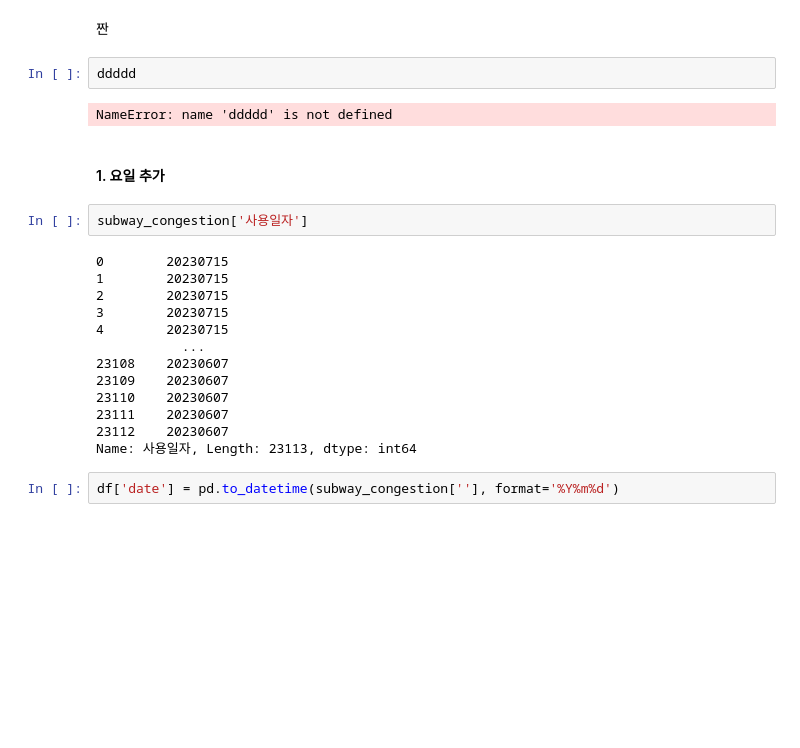
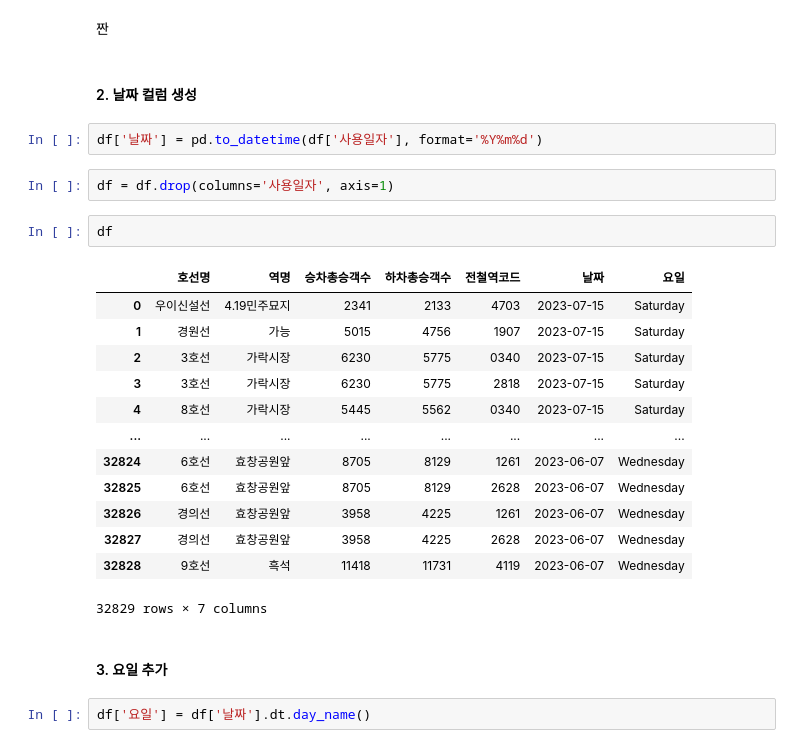
Before and after one commit to YoungjaeKang/subway_congestion_analysis, a Jupyter notebook: subway_congestion_v0.ipynb, the cells around one changed output. Drawn from its saved outputs; the diff is of its cells as text; blank space fills up the shorter version.

```diff
--- a/subway_congestion_v0.ipynb
+++ b/subway_congestion_v0.ipynb
@@ -263,26 +263,29 @@ df.isnull().sum()
 dtype: int64
 # %% [markdown]
 짠
-# %%
-ddddd
-# %% [output]
-NameError: name 'ddddd' is not defined
+# %% [markdown]
+#### 2. 날짜 컬럼 생성
+# %%
+df['날짜'] = pd.to_datetime(df['사용일자'], format='%Y%m%d')
+# %%
+df = df.drop(columns='사용일자', axis=1)
+# %%
+df
+# %% [output]
+|  | 호선명 | 역명 | 승차총승객수 | 하차총승객수 | 전철역코드 | 날짜 | 요일 |
+| 0 | 우이신설선 | 4.19민주묘지 | 2341 | 2133 | 4703 | 2023-07-15 | Saturday |
+| 1 | 경원선 | 가능 | 5015 | 4756 | 1907 | 2023-07-15 | Saturday |
+| 2 | 3호선 | 가락시장 | 6230 | 5775 | 0340 | 2023-07-15 | Saturday |
+| 3 | 3호선 | 가락시장 | 6230 | 5775 | 2818 | 2023-07-15 | Saturday |
+| 4 | 8호선 | 가락시장 | 5445 | 5562 | 0340 | 2023-07-15 | Saturday |
+| ... | ... | ... | ... | ... | ... | ... | ... |
+| 32824 | 6호선 | 효창공원앞 | 8705 | 8129 | 1261 | 2023-06-07 | Wednesday |
+| 32825 | 6호선 | 효창공원앞 | 8705 | 8129 | 2628 | 2023-06-07 | Wednesday |
+| 32826 | 경의선 | 효창공원앞 | 3958 | 4225 | 1261 | 2023-06-07 | Wednesday |
+| 32827 | 경의선 | 효창공원앞 | 3958 | 4225 | 2628 | 2023-06-07 | Wednesday |
+| 32828 | 9호선 | 흑석 | 11418 | 11731 | 4119 | 2023-06-07 | Wednesday |
+32829 rows × 7 columns
 # %% [markdown]
-#### 1. 요일 추가
+#### 3. 요일 추가
-# %%
-subway_congestion['사용일자']
-# %% [output]
-0        20230715
-1        20230715
-2        20230715
-3        20230715
-4        20230715
-           ...
-23108    20230607
-23109    20230607
-23110    20230607
-23111    20230607
-23112    20230607
-Name: 사용일자, Length: 23113, dtype: int64
-# %%
-df['date'] = pd.to_datetime(subway_congestion[''], format='%Y%m%d')
+# %%
+df['요일'] = df['날짜'].dt.day_name()
```
Also changed, not shown: parts of 5 cells of this notebook, 1 other file.
